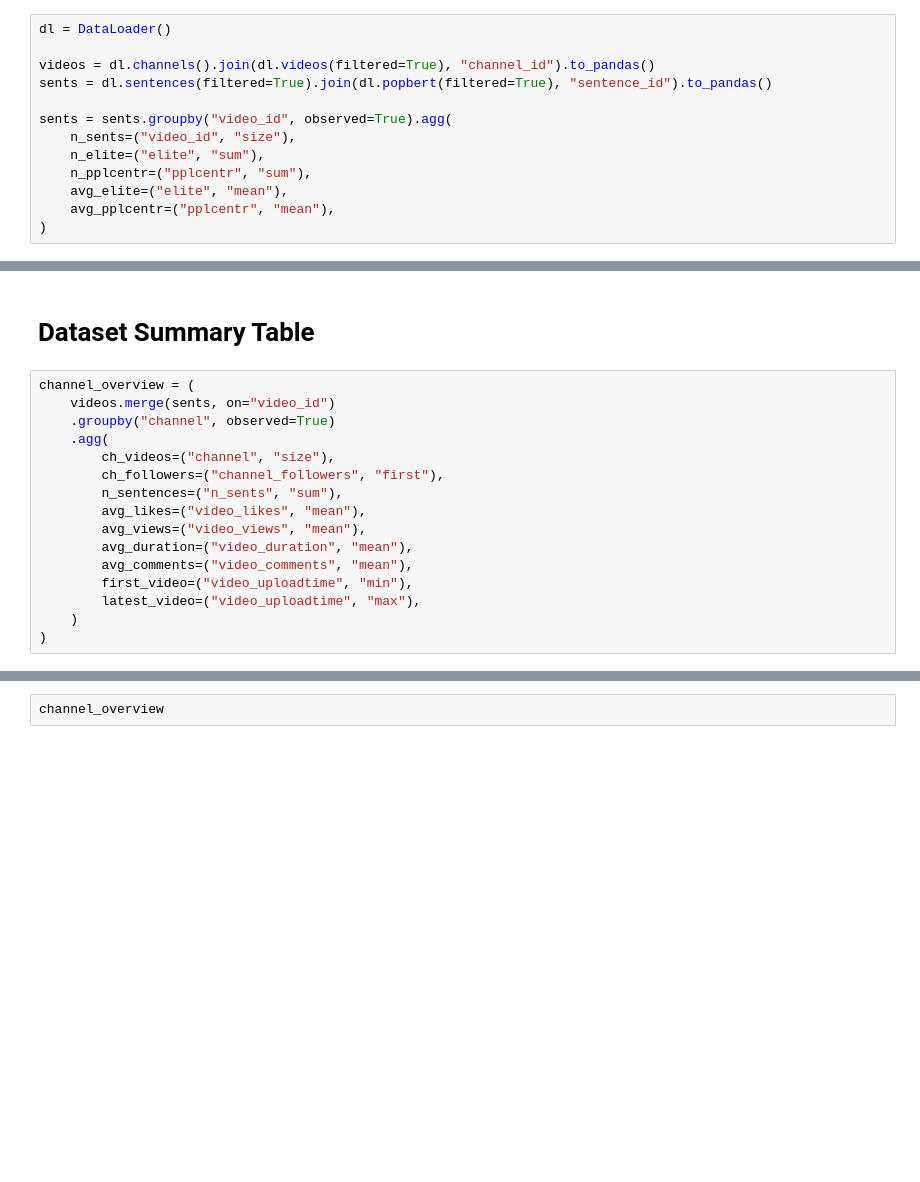
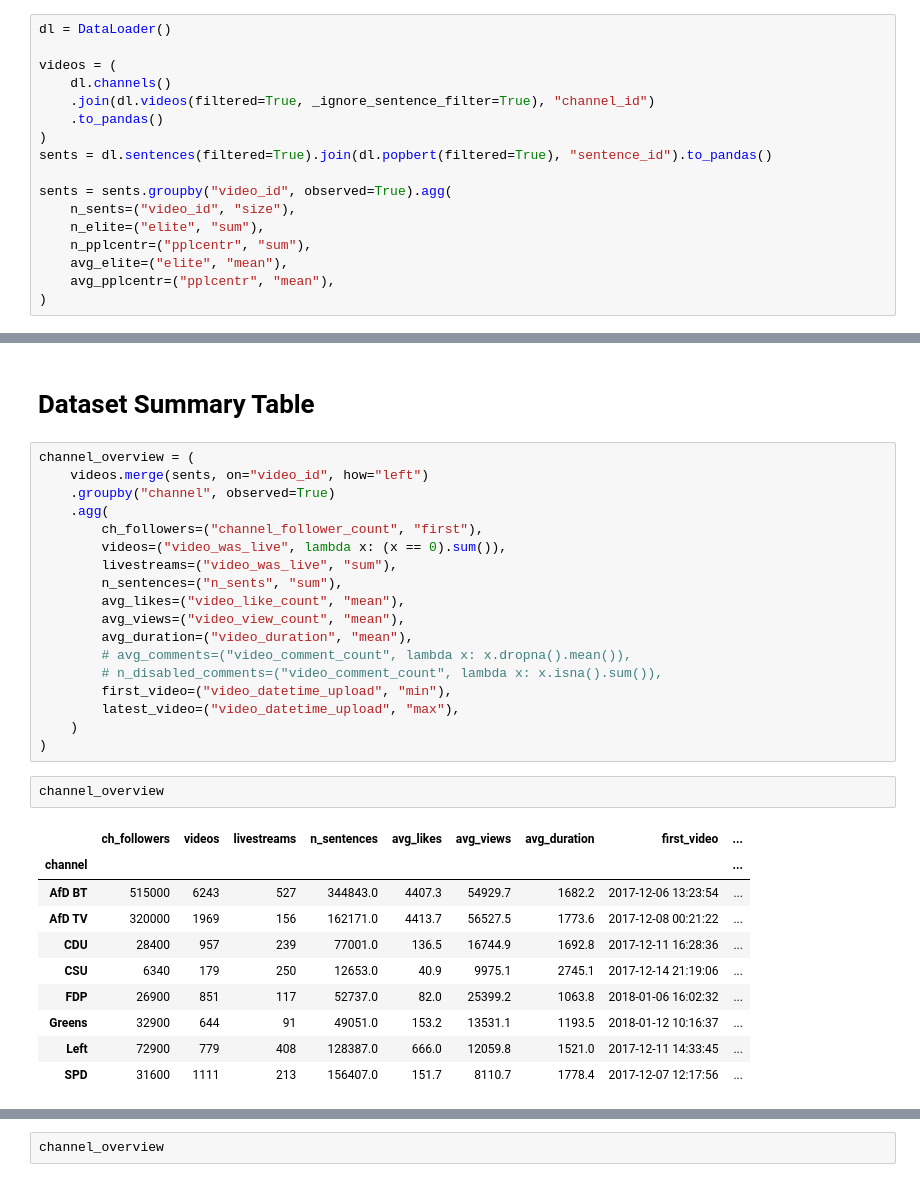
Before and after one commit to luerhard/anti-elitism-gets-views, a Jupyter notebook: pipeline/06-basic_descriptives.ipynb, the cells around one changed output, grey strips where cells are left out. Drawn from its saved outputs; the diff is of its cells as text; blank space fills up the shorter version.

```diff
--- a/pipeline/06-basic_descriptives.ipynb
+++ b/pipeline/06-basic_descriptives.ipynb
@@ -31,7 +30,11 @@ In (function (package, help, pos = 2, lib.loc = NULL, character.only = FALSE,  :
 # %%
 dl = DataLoader()
 
-videos = dl.channels().join(dl.videos(filtered=True), "channel_id").to_pandas()
+videos = (
+    dl.channels()
+    .join(dl.videos(filtered=True, _ignore_sentence_filter=True), "channel_id")
+    .to_pandas()
+)
 sents = dl.sentences(filtered=True).join(dl.popbert(filtered=True), "sentence_id").to_pandas()
 
 sents = sents.groupby("video_id", observed=True).agg(
@@ -45,17 +57,32 @@ sents = sents.groupby("video_id", observed=True).agg(
 # Dataset Summary Table
 # %%
 channel_overview = (
-    videos.merge(sents, on="video_id")
+    videos.merge(sents, on="video_id", how="left")
     .groupby("channel", observed=True)
     .agg(
-        ch_videos=("channel", "size"),
-        ch_followers=("channel_followers", "first"),
+        ch_followers=("channel_follower_count", "first"),
+        videos=("video_was_live", lambda x: (x == 0).sum()),
+        livestreams=("video_was_live", "sum"),
         n_sentences=("n_sents", "sum"),
-        avg_likes=("video_likes", "mean"),
-        avg_views=("video_views", "mean"),
+        avg_likes=("video_like_count", "mean"),
+        avg_views=("video_view_count", "mean"),
         avg_duration=("video_duration", "mean"),
-        avg_comments=("video_comments", "mean"),
-        first_video=("video_uploadtime", "min"),
-        latest_video=("video_uploadtime", "max"),
+        # avg_comments=("video_comment_count", lambda x: x.dropna().mean()),
+        # n_disabled_comments=("video_comment_count", lambda x: x.isna().sum()),
+        first_video=("video_datetime_upload", "min"),
+        latest_video=("video_datetime_upload", "max"),
     )
 )
+# %%
+channel_overview
+# %% [output]
+|  | ch_followers | videos | livestreams | n_sentences | avg_likes | avg_views | avg_duration | first_video | ... |
+| channel |  |  |  |  |  |  |  |  | ... |
+| AfD BT | 515000 | 6243 | 527 | 344843.0 | 4407.3 | 54929.7 | 1682.2 | 2017-12-06 13:23:54 | ... |
+| AfD TV | 320000 | 1969 | 156 | 162171.0 | 4413.7 | 56527.5 | 1773.6 | 2017-12-08 00:21:22 | ... |
+| CDU | 28400 | 957 | 239 | 77001.0 | 136.5 | 16744.9 | 1692.8 | 2017-12-11 16:28:36 | ... |
+| CSU | 6340 | 179 | 250 | 12653.0 | 40.9 | 9975.1 | 2745.1 | 2017-12-14 21:19:06 | ... |
+| FDP | 26900 | 851 | 117 | 52737.0 | 82.0 | 25399.2 | 1063.8 | 2018-01-06 16:02:32 | ... |
+| Greens | 32900 | 644 | 91 | 49051.0 | 153.2 | 13531.1 | 1193.5 | 2018-01-12 10:16:37 | ... |
+| Left | 72900 | 779 | 408 | 128387.0 | 666.0 | 12059.8 | 1521.0 | 2017-12-11 14:33:45 | ... |
+| SPD | 31600 | 1111 | 213 | 156407.0 | 151.7 | 8110.7 | 1778.4 | 2017-12-07 12:17:56 | ... |
```
Also changed, not shown: parts of 5 cells of this notebook, 5 other files.
